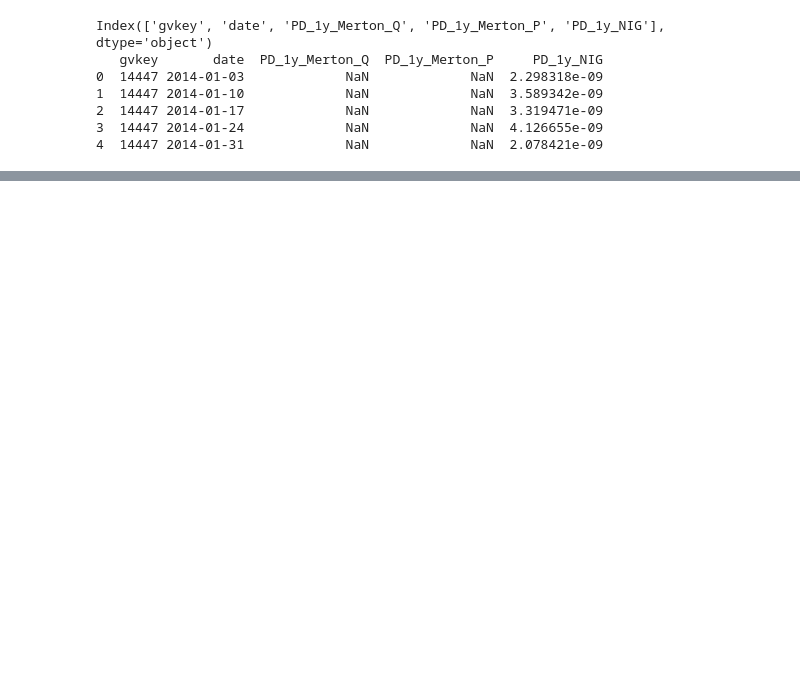
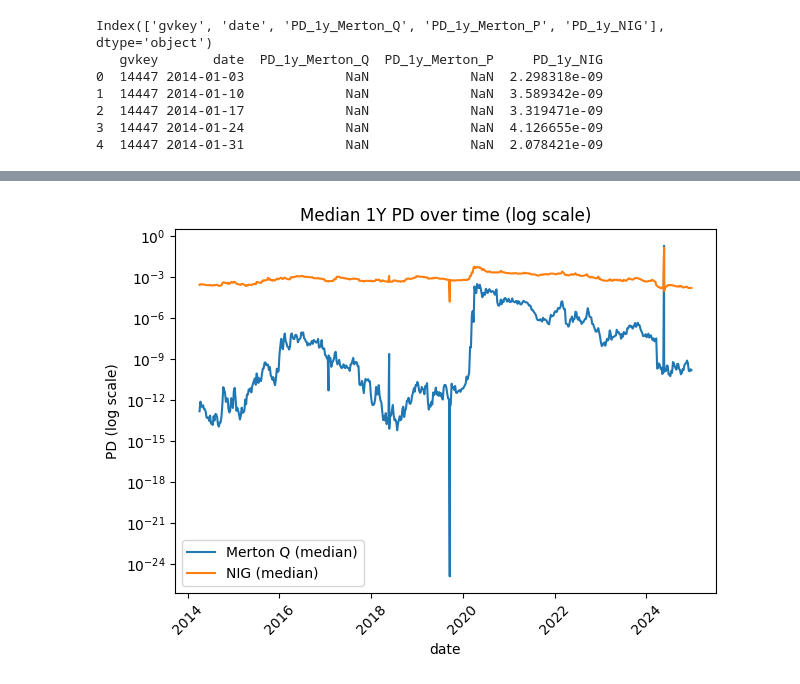
Before and after one commit to keenanveronica/Merton_NIGbayesian, a Jupyter notebook: Evaluation/eval_attempt.ipynb, the cells around one changed output, grey strips where cells are left out. Saved outputs shown, nothing was run; the diff lists cells and outputs as text; code cells hidden in the pictures; blank space fills up the shorter version.

```diff
--- a/Evaluation/eval_attempt.ipynb
+++ b/Evaluation/eval_attempt.ipynb
@@ -182,0 +105,14 @@ ONLY Merton summary: {'min': Timestamp('2014-03-31 00:00:00'), 'max': Timestamp(
+# %%
+plt.figure()
+plt.plot(ts.index, ts["PD_1y_Merton_Q"], label="Merton Q (median)")
+plt.plot(ts.index, ts["PD_1y_NIG"], label="NIG (median)")
+plt.yscale("log")
+plt.title("Median 1Y PD over time (log scale)")
+plt.xlabel("date")
+plt.ylabel("PD (log scale)")
+plt.xticks(rotation=45)
+plt.legend()
+plt.tight_layout()
+plt.show()
+# %% [output]
+[figure, added]
```
Also changed, not shown: parts of 8 cells of this notebook, 5 other files.
